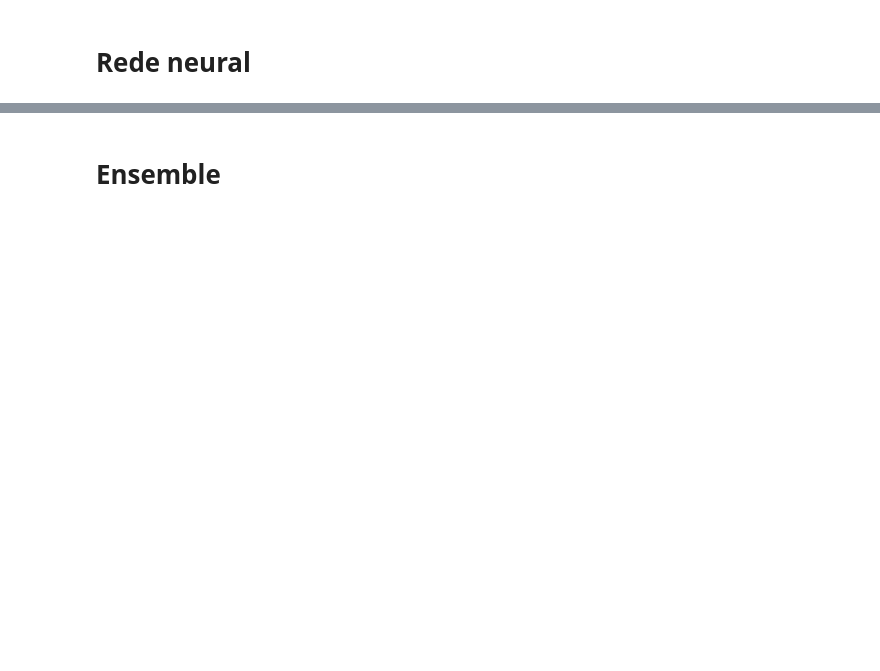
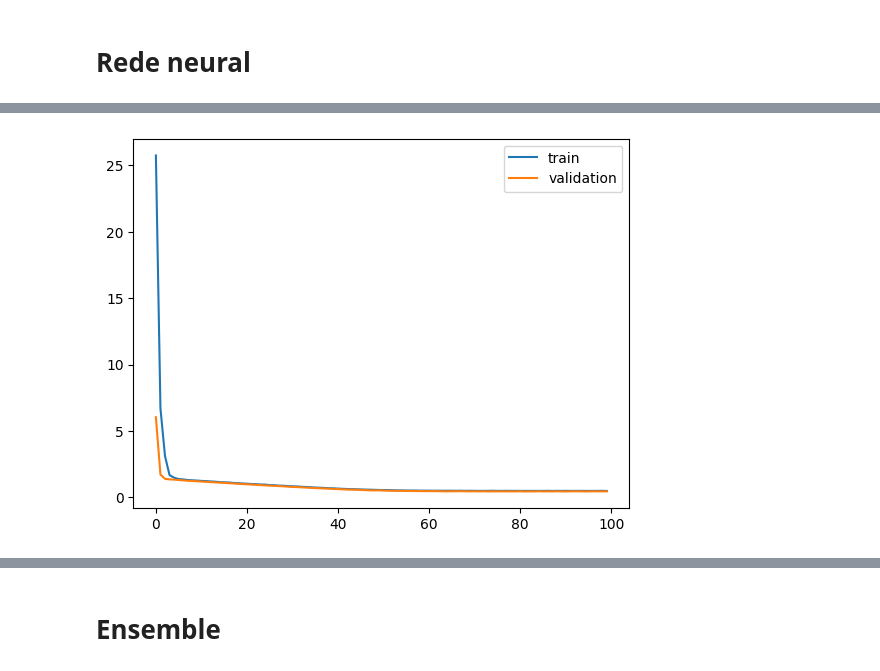
Before and after one commit to ArthurrCr/Churn_Telco, a Jupyter notebook: notebooks/model_training.ipynb, the cells around one changed output, grey strips where cells are left out. Drawn from its saved outputs; the diff is of its cells as text; code cells hidden in the pictures; blank space fills up the shorter version.

```diff
--- a/notebooks/model_training.ipynb
+++ b/notebooks/model_training.ipynb
@@ -19 +89,33 @@ dataset = pd.read_csv('../data/WA_Fn-UseC_-Telco-Customer-Churn.csv')
+# %%
+# Remover a coluna 'customerID'
+dataset.drop('customerID', axis=1, inplace=True)
+
+# Selecionar colunas categóricas, mantendo as colunas do tipo int e float no DataFrame
+categorical_cols = dataset.select_dtypes(include=['object']).columns.tolist()
+
+# Criar dummies para as colunas categóricas
+dataset_dummies = pd.get_dummies(dataset, columns=categorical_cols, drop_first=False)
+
+# Separar as features e o target
+scaler = StandardScaler()
+features_scaled = scaler.fit_transform(dataset_dummies.drop('TotalCharges', axis=1))  # remove 'TotalCharges' from the features
+
+# Após a normalização, a coluna 'TotalCharges' é adicionada de volta ao array de features
+features_scaled = np.column_stack((features_scaled, dataset_dummies['TotalCharges']))
+
+imputer = KNNImputer(n_neighbors=10) # Usa o KNN para preencher os valores faltantes
+features_imputed = imputer.fit_transform(features_scaled)
+
+# Adicionar 'TotalCharges' como última coluna
+dataset['TotalCharges'] = features_imputed[:, -1]
+# %%
+# Selecionar colunas categóricas, mantendo as colunas do tipo int e float no DataFrame
+categorical_cols = dataset.select_dtypes(include=['object']).columns.tolist()
+
+# Criar dummies para as colunas categóricas
+dataset_dummies = pd.get_dummies(dataset, columns=categorical_cols, drop_first=False)
+
+# Dividindo os dados em características e target
+X = dataset_dummies.drop(['Churn_Yes', 'Churn_No'], axis=1)  # Características
+y = dataset_dummies['Churn_Yes']  # Churn_Yes ja tem 0 e 1
 # %%
@@ -111,10 +206,5 @@ _________________________________________________________________
 X_train = X_train.astype('float32')
 y_train = y_train.astype('float32')
 # %%
-callbacks = [
-    EarlyStopping(monitor='val_loss', patience=10, verbose=1),
-    ModelCheckpoint('best_model.h5', save_best_only=True, verbose=1)
-]
-
-history = nn_model.fit(X_train, y_train, epochs=50, batch_size=32, validation_split=0.1, callbacks=callbacks)
+history = nn_model.fit(X_train, y_train, epochs=100, batch_size=32, validation_split=0.1)
 # %% [output]
@@ -138,3 +228,11 @@ Epoch 40: early stopping
+# %%
+# plotar a curva de perda de um modo
+plt.plot(history.history['loss'], label='train')
+plt.plot(history.history['val_loss'], label='validation')
+plt.legend()
+plt.show()
+# %% [output]
+[figure, added]
 # %%
 X_test = X_test.astype('float32')
 y_test = y_test.astype('float32')
```
Also changed, not shown: parts of 27 cells of this notebook, 1 other file.
